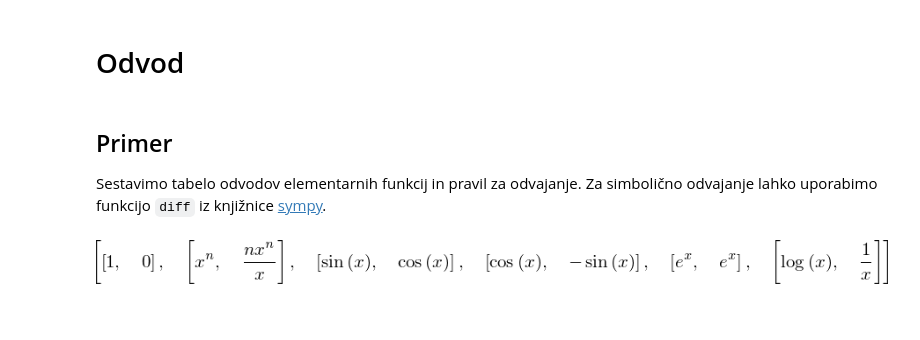
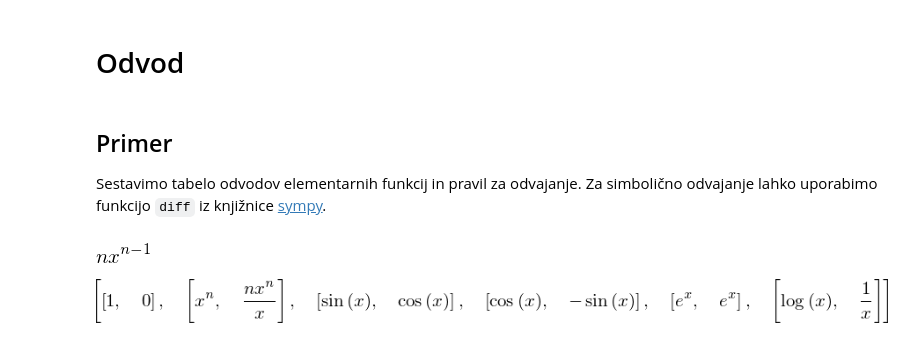
Before and after one commit to mrcinv/matpy, a Jupyter notebook: 04a_odvod.ipynb, the cells around one changed output. Drawn from its saved outputs; the diff is of its cells as text; code cells hidden in the pictures; blank space fills up the shorter version.

```diff
--- a/04a_odvod.ipynb
+++ b/04a_odvod.ipynb
@@ -5,6 +5,10 @@
 # %% [markdown]
 ## Primer
 Sestavimo tabelo odvodov elementarnih funkcij in pravil za odvajanje. Za simbolično odvajanje lahko uporabimo funkcijo `diff` iz knjižnice [sympy](http://www.sympy.org).
+# %%
+simplify(diff(x**n,x))
+# %% [output]
+[figure, added]
 # %%
 from sympy import *
 init_printing()
```
Also changed, not shown: 3 other files.
